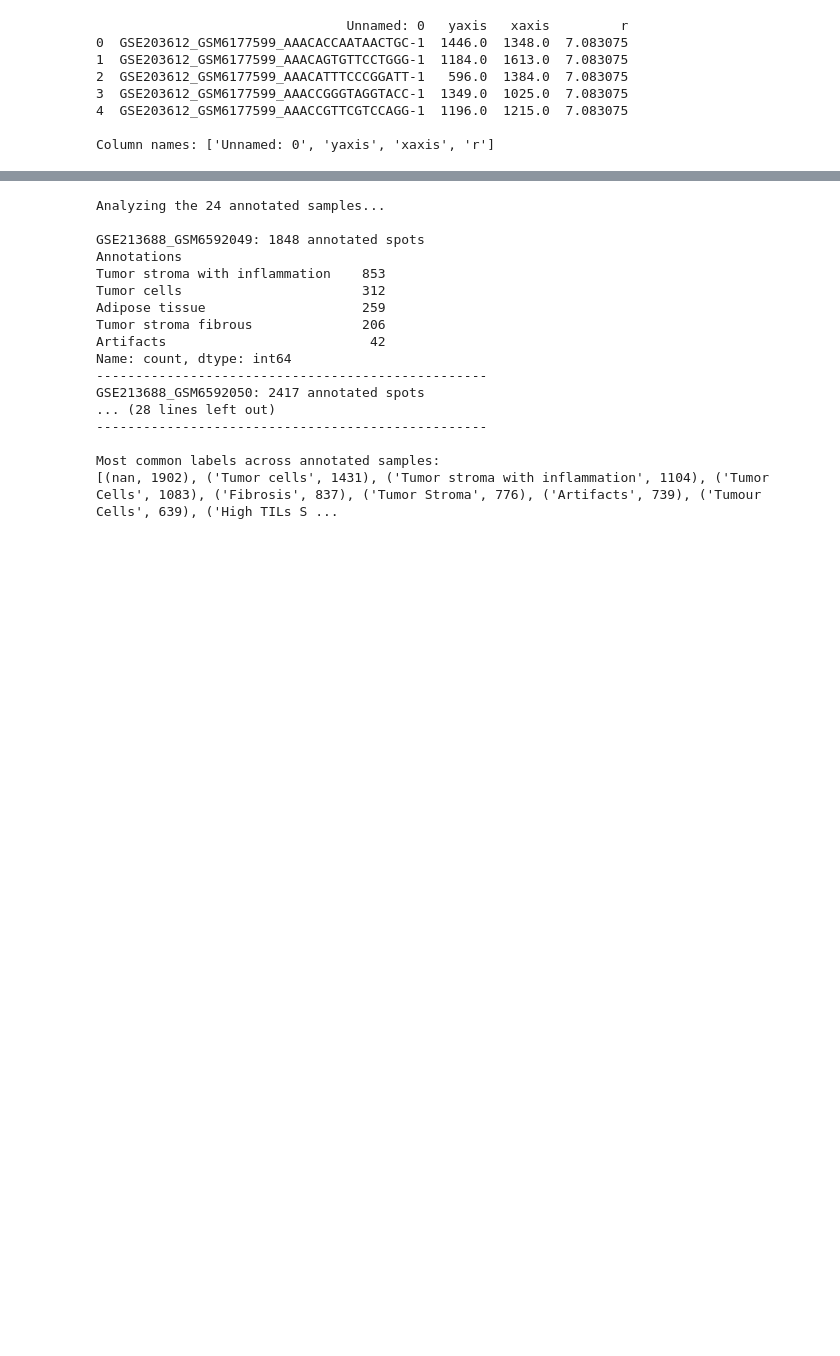
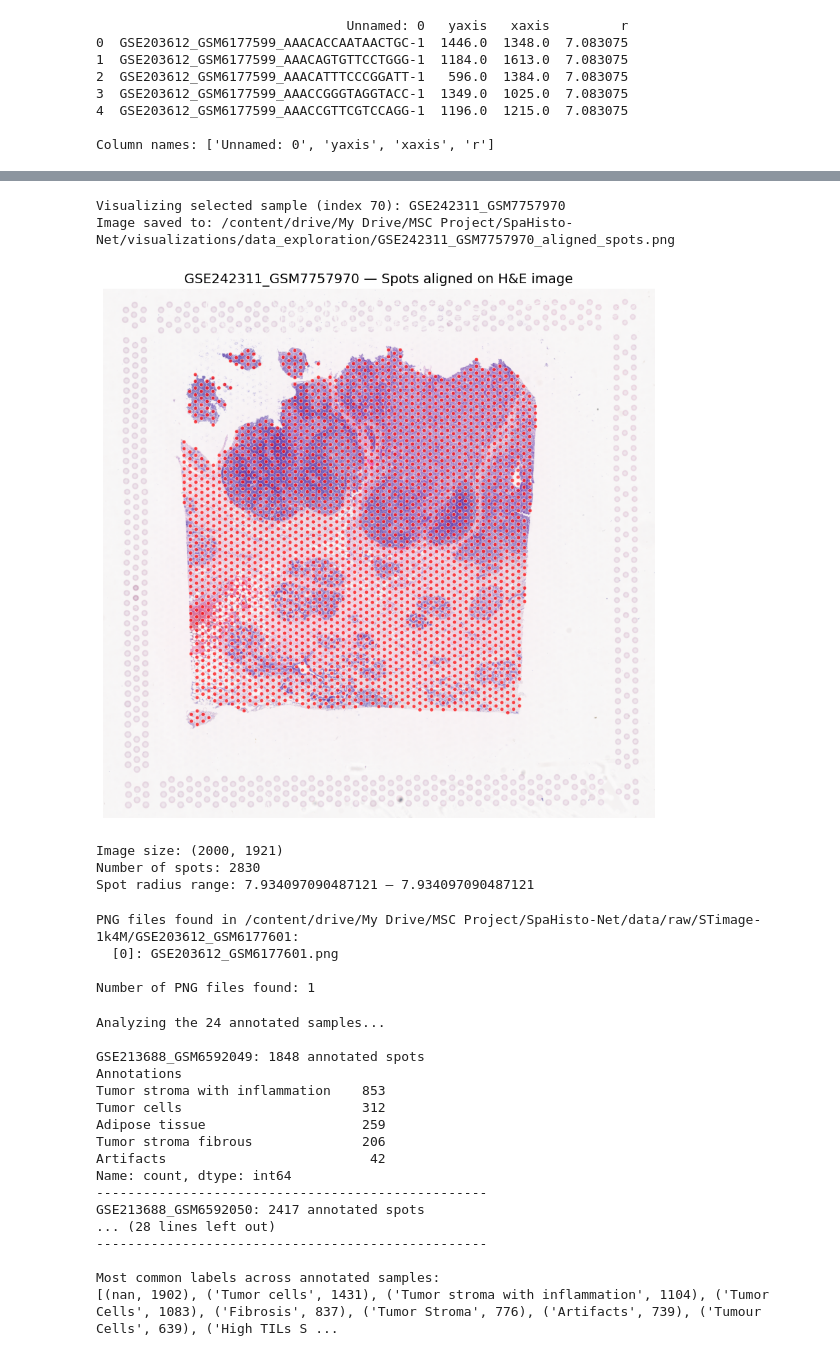
Before and after one commit to Tife19/SpaHisto-Net, a Jupyter notebook: notebooks/01_data_exploration.ipynb, the cells around one changed output, grey strips where cells are left out. Drawn from its saved outputs; the diff is of its cells as text; code cells hidden in the pictures; blank space fills up the shorter version.

```diff
--- a/notebooks/01_data_exploration.ipynb
+++ b/notebooks/01_data_exploration.ipynb
@@ -177,3 +198,46 @@ Spot radius range: 7.0830755 – 7.0830755
+# %%
+# @title Select a sample by index and visualize it
+sample_index = 70 # @param {type:"integer", min:0, max:204}
+
+if 0 <= sample_index < len(sample_folders):
+    selected_sample_path_obj = sample_folders[sample_index]
+    sample_id = selected_sample_path_obj.name
+    print(f"\nVisualizing selected sample (index {sample_index}): {sample_id}")
+
+    # Ensure the save directory exists
+    save_image_dir.mkdir(parents=True, exist_ok=True)
+
+    try:
+        visualize_sample(sample_id, save_path=save_image_dir / f"{sample_id}_aligned_spots.png")
+    except Exception as e:
+        print(f"Error visualizing {sample_id}: {e}")
+else:
+    print(f"Error: Invalid sample index {sample_index}. Please choose an index between 0 and {len(sample_folders) - 1}.")
+# %% [output]
+Visualizing selected sample (index 70): GSE242311_GSM7757970
+Image saved to: /content/drive/My Drive/MSC Project/SpaHisto-Net/visualizations/data_exploration/GSE242311_GSM7757970_aligned_spots.png
+[figure, added]
+Image size: (2000, 1921)
+Number of spots: 2830
+Spot radius range: 7.934097090487121 – 7.934097090487121
+# %%
+sample_id_check = sample_folders[1].name
+base_check = Path("/content/drive/My Drive/MSC Project/SpaHisto-Net/data/raw/STimage-1k4M") / sample_id_check
+png_files_found = list(base_check.glob("*.png"))
+
+print(f"PNG files found in {base_check}:")
+if png_files_found:
+    for i, f in enumerate(png_files_found):
+        print(f"  [{i}]: {f.name}")
+else:
+    print("  No PNG files found.")
+
+print(f"\nNumber of PNG files found: {len(png_files_found)}")
+# %% [output]
+PNG files found in /content/drive/My Drive/MSC Project/SpaHisto-Net/data/raw/STimage-1k4M/GSE203612_GSM6177601:
+  [0]: GSE203612_GSM6177601.png
+
+Number of PNG files found: 1
 # %%
 # Annotation analysis
 
```
Also changed, not shown: parts of 2 cells of this notebook, 1 other file.
